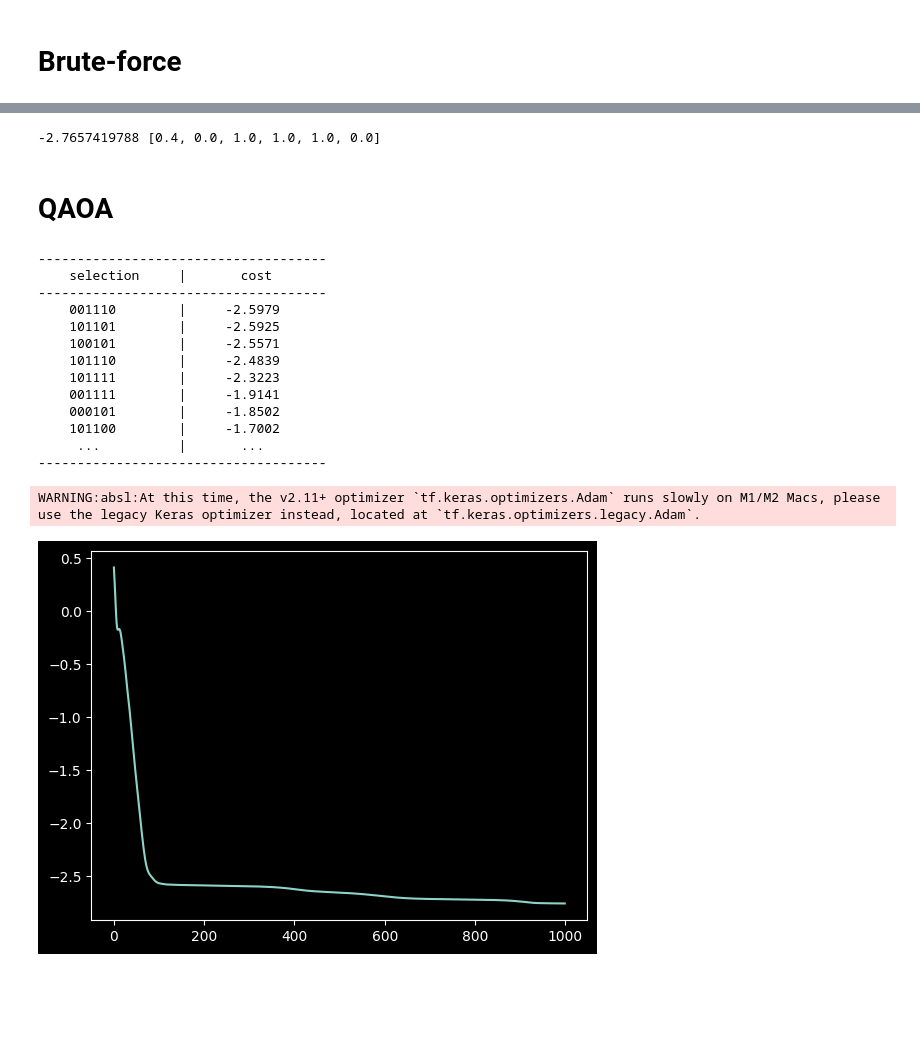
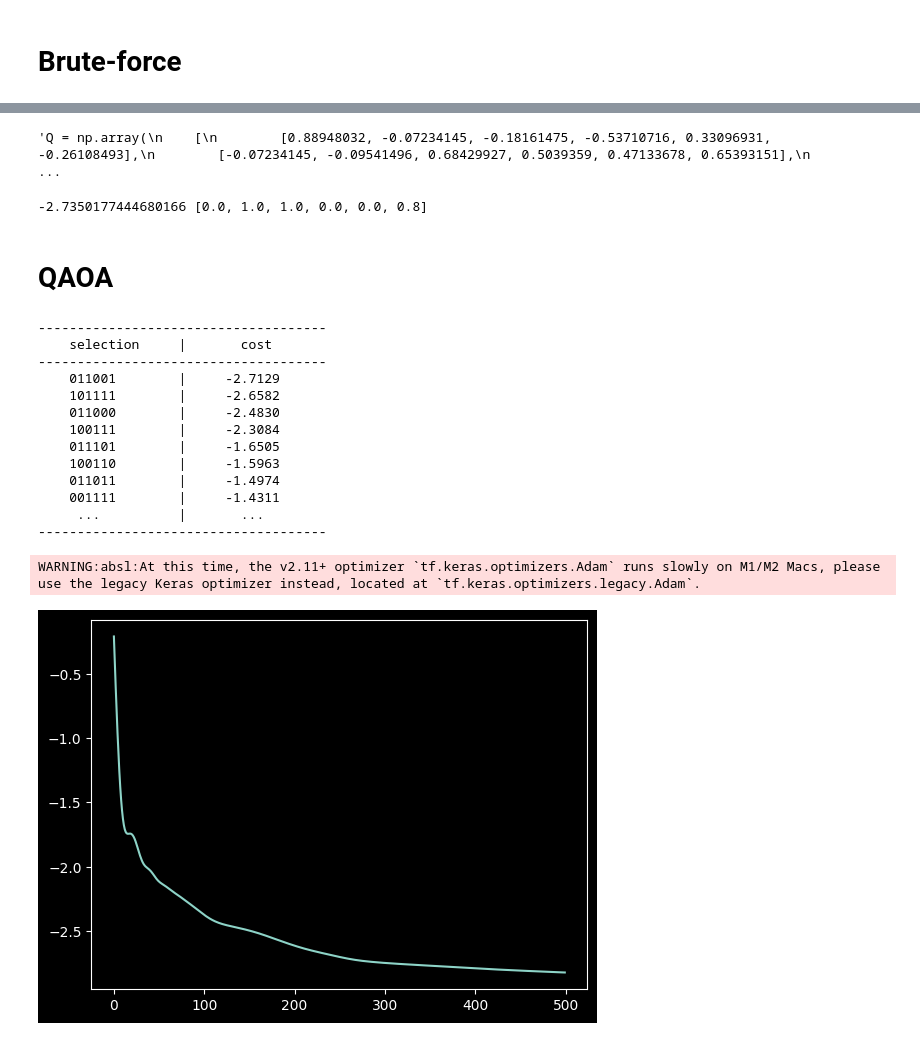
Before and after one commit to FelixXu35/Public_Projects, a Jupyter notebook: projects/5_integer_QAOA/non_Integer_QAOA.ipynb, the cells around one changed output, grey strips where cells are left out. Drawn from its saved outputs; the diff is of its cells as text; code cells hidden in the pictures; blank space fills up the shorter version.

Commit message:
successfully generate the transofrmation matrix

```diff
--- a/projects/5_integer_QAOA/non_Integer_QAOA.ipynb
+++ b/projects/5_integer_QAOA/non_Integer_QAOA.ipynb
@@ -41,5 +41,5 @@ def symmetric_matrix_generator(dim: int) -> np.array:
 
     return mat
 
-#Q = symmetric_matrix_generator(6)
-#Q
+Q = symmetric_matrix_generator(6)
+Q
@@ -46,5 +59,5 @@ def symmetric_matrix_generator(dim: int) -> np.array:
 # %%
-Q = np.array(
+"""Q = np.array(
     [
         [0.88948032, -0.07234145, -0.18161475, -0.53710716, 0.33096931, -0.26108493],
         [-0.07234145, -0.09541496, 0.68429927, 0.5039359, 0.47133678, 0.65393151],
@@ -53,9 +66,11 @@ Q = np.array(
         [0.33096931, 0.47133678, -0.31595842, -0.34328656, -0.12711979, 0.52694774],
         [-0.26108493, 0.65393151, 0.44916078, -0.31502359, 0.52694774, -0.63838229],
     ]
-)
+)"""
 
 # [0.4, 0.0, 1.0, 1.0, 1.0, 0.0]
+# %% [output]
+'Q = np.array(\n    [\n        [0.88948032, -0.07234145, -0.18161475, -0.53710716, 0.33096931, -0.26108493],\n        [-0.07234145, -0.09541496, 0.68429927, 0.5039359, 0.47133678, 0.65393151],\n       ...
 # %%
 n = 10
 
@@ -77,7 +92,7 @@ for state in feasible_states:
 # %%
 print(np.min(all_results), feasible_states[np.argmin(all_results)])
 # %% [output]
--2.7657419788 [0.4, 0.0, 1.0, 1.0, 1.0, 0.0]
+-2.7350177444680166 [0.0, 1.0, 1.0, 0.0, 0.0, 0.8]
 # %% [markdown]
 # QAOA
 # %%
@@ -118,32 +133,32 @@ print_Q_cost(Q, wrap=True)
 -------------------------------------
     selection     |       cost
 -------------------------------------
-    001110        |     -2.5979
-    101101        |     -2.5925
-    100101        |     -2.5571
-    101110        |     -2.4839
-    101111        |     -2.3223
-    001111        |     -1.9141
-    000101        |     -1.8502
-    101100        |     -1.7002
+    011001        |     -2.7129
+    101111        |     -2.6582
+    011000        |     -2.4830
+    100111        |     -2.3084
+    011101        |     -1.6505
+    100110        |     -1.5963
+    011011        |     -1.4974
+    001111        |     -1.4311
      ...          |       ...
 -------------------------------------
 # %%
-iterations = 1000
+iterations = 500
 nlayers = 12
 loss_list = []
 
 # define a callback function to recode the loss
 def record_loss(loss, params):
     loss_list.append(loss)
 
 # apply QAOA on this portfolio optimization problem
 final_params = QUBO_QAOA(Q, nlayers, iterations, callback=record_loss)
 
 p = plt.plot(loss_list)
 # %% [output]
 WARNING:absl:At this time, the v2.11+ optimizer `tf.keras.optimizers.Adam` runs slowly on M1/M2 Macs, please use the legacy Keras optimizer instead, located at `tf.keras.optimizers.legacy.Adam`.
-[figure, old version]
+[figure, new version]
 # %%
 portfolio_pauli_terms, portfolio_weights, portfolio_offset = QUBO_to_Ising(Q)
 c_final = QAOA_ansatz_for_Ising(
```
Also changed, not shown: parts of 2 cells of this notebook, 3 other files.
